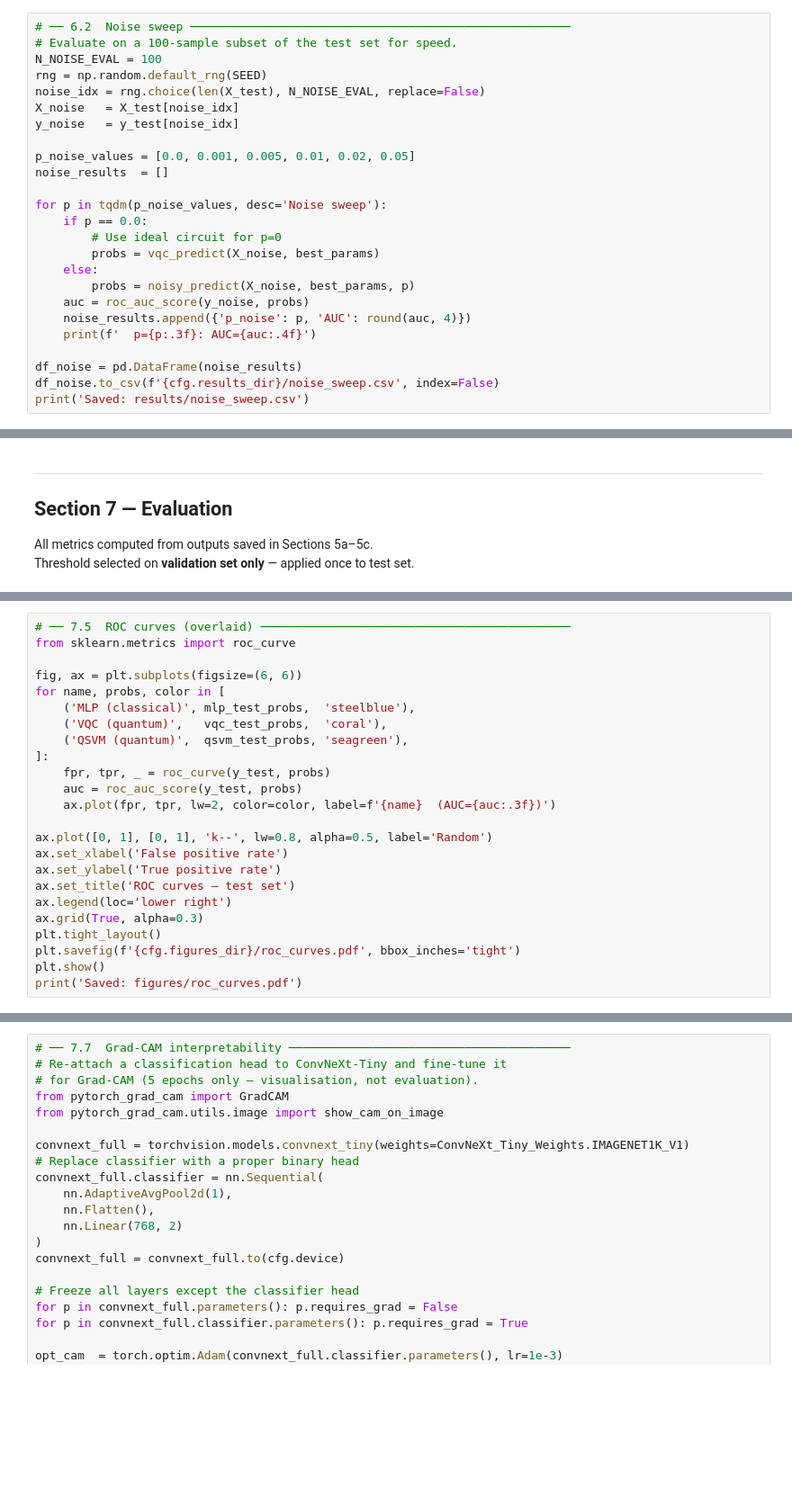
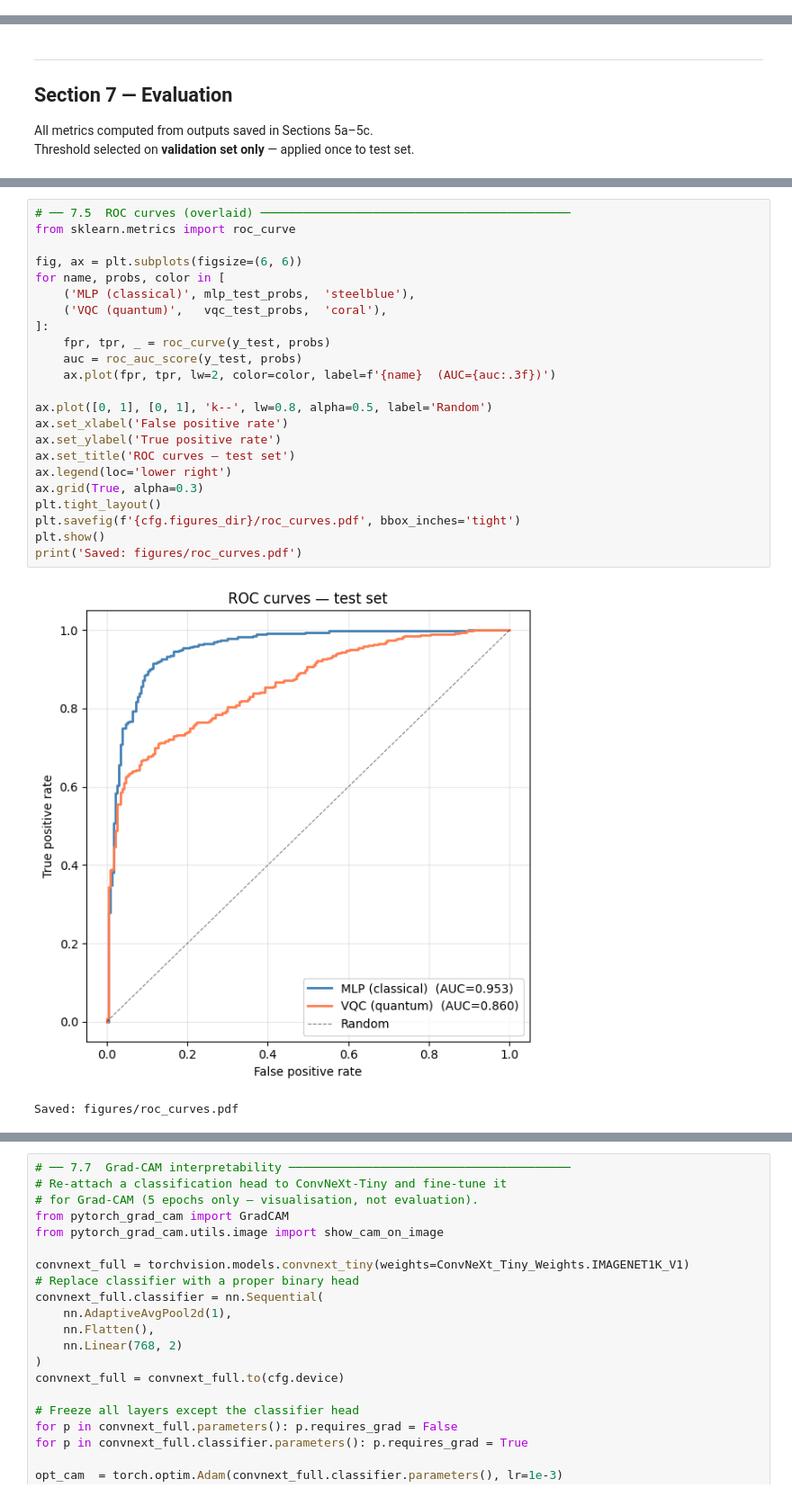
Before and after one commit to mforgo/Hybrid-model-for-pneumonia-detection, a Jupyter notebook: pneumonia_hybrid_qml.ipynb, the cells around one changed output, grey strips where cells are left out. Shown at 90% size. Cells and saved outputs as stored; diff of their text form; blank space fills up the shorter version.

```diff
--- a/pneumonia_hybrid_qml.ipynb
+++ b/pneumonia_hybrid_qml.ipynb
@@ -1134,25 +958,0 @@ print('Noisy circuit defined.')
-# %%
-# ── 6.2  Noise sweep ──────────────────────────────────────────────────────
-# Evaluate on a 100-sample subset of the test set for speed.
-N_NOISE_EVAL = 100
-rng = np.random.default_rng(SEED)
-noise_idx = rng.choice(len(X_test), N_NOISE_EVAL, replace=False)
-X_noise   = X_test[noise_idx]
-y_noise   = y_test[noise_idx]
-
-p_noise_values = [0.0, 0.001, 0.005, 0.01, 0.02, 0.05]
-noise_results  = []
-
-for p in tqdm(p_noise_values, desc='Noise sweep'):
-    if p == 0.0:
-        # Use ideal circuit for p=0
-        probs = vqc_predict(X_noise, best_params)
-    else:
-        probs = noisy_predict(X_noise, best_params, p)
-    auc = roc_auc_score(y_noise, probs)
-    noise_results.append({'p_noise': p, 'AUC': round(auc, 4)})
-    print(f'  p={p:.3f}: AUC={auc:.4f}')
-
-df_noise = pd.DataFrame(noise_results)
-df_noise.to_csv(f'{cfg.results_dir}/noise_sweep.csv', index=False)
-print('Saved: results/noise_sweep.csv')
@@ -1273,27 +1123,29 @@ for name, probs in [('VQC', vqc_test_probs), ('MLP', mlp_test_probs), ('QSVM', q
 # %%
 # ── 7.5  ROC curves (overlaid) ────────────────────────────────────────────
 from sklearn.metrics import roc_curve
 
 fig, ax = plt.subplots(figsize=(6, 6))
 for name, probs, color in [
     ('MLP (classical)', mlp_test_probs,  'steelblue'),
     ('VQC (quantum)',   vqc_test_probs,  'coral'),
-    ('QSVM (quantum)',  qsvm_test_probs, 'seagreen'),
 ]:
     fpr, tpr, _ = roc_curve(y_test, probs)
     auc = roc_auc_score(y_test, probs)
     ax.plot(fpr, tpr, lw=2, color=color, label=f'{name}  (AUC={auc:.3f})')
 
 ax.plot([0, 1], [0, 1], 'k--', lw=0.8, alpha=0.5, label='Random')
 ax.set_xlabel('False positive rate')
 ax.set_ylabel('True positive rate')
 ax.set_title('ROC curves — test set')
 ax.legend(loc='lower right')
 ax.grid(True, alpha=0.3)
 plt.tight_layout()
 plt.savefig(f'{cfg.figures_dir}/roc_curves.pdf', bbox_inches='tight')
 plt.show()
 print('Saved: figures/roc_curves.pdf')
+# %% [output]
+[figure, added]
+Saved: figures/roc_curves.pdf
 # %%
 # ── 7.6  Confusion matrices ───────────────────────────────────────────────
 fig, axes = plt.subplots(1, 3, figsize=(14, 4))
```
Also changed, not shown: parts of 27 cells of this notebook, 7 other files.
